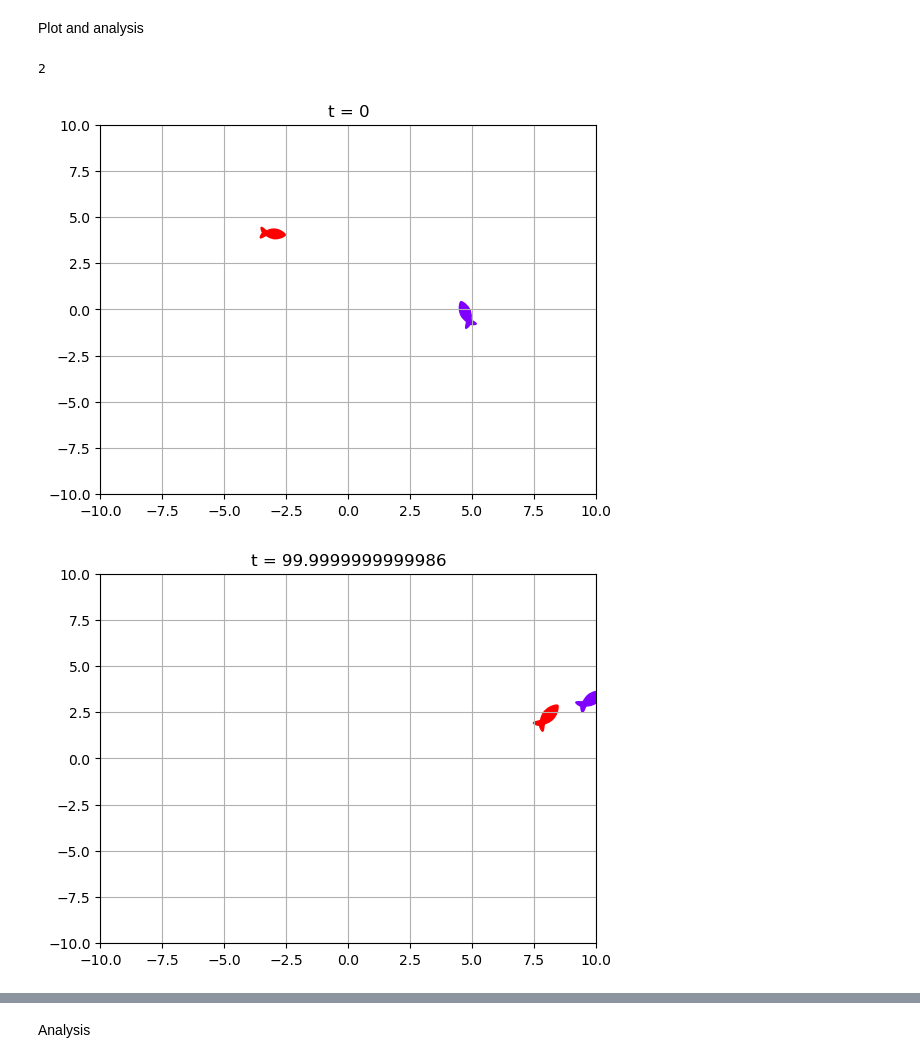
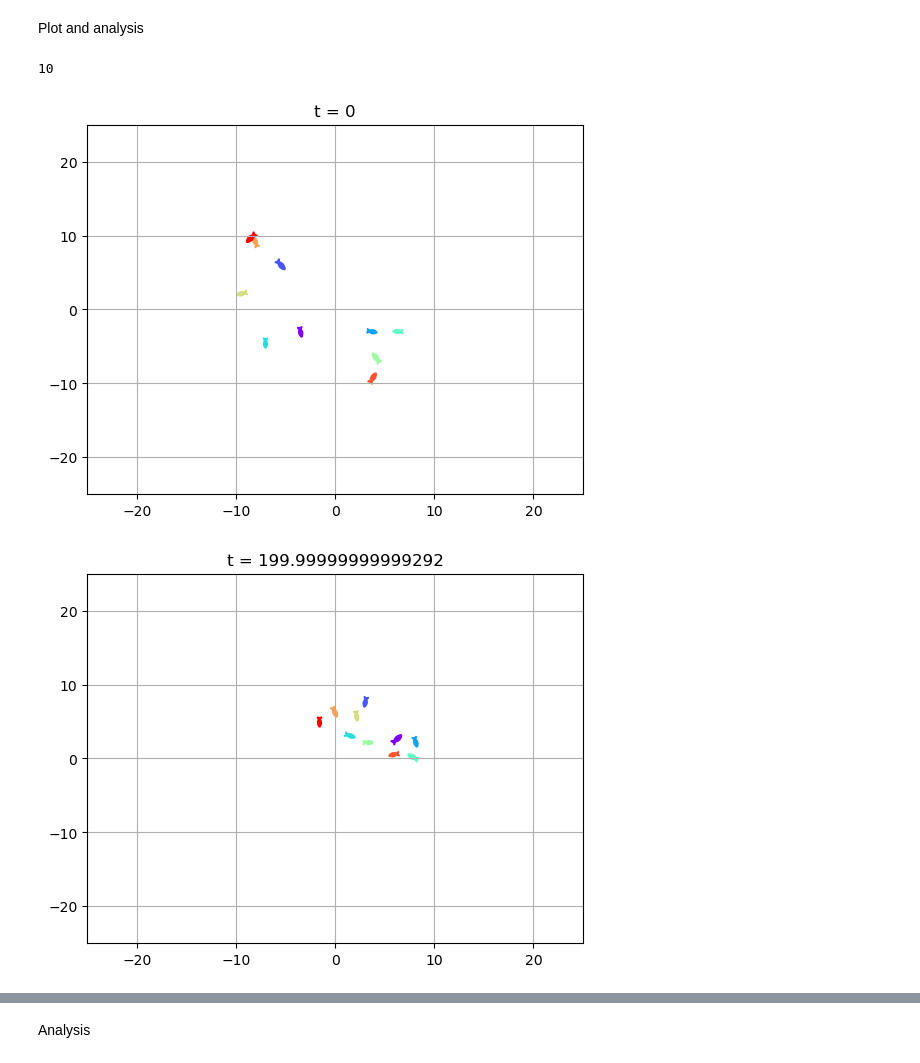
Before and after one commit to Bobomoto/PHYS250-Final-Project, a Jupyter notebook: Finalproject.ipynb, the cells around one changed output, grey strips where cells are left out. Saved outputs shown, nothing was run; the diff lists cells and outputs as text; code cells hidden in the pictures.

```diff
--- a/Finalproject.ipynb
+++ b/Finalproject.ipynb
@@ -276,7 +277,7 @@ Plot and analysis
 # %%
 #plotting function
 
-def plot(coords, radorientations, arenasize = 100, viewrange = (-50,50), title = '', fishmarker = fmarker):
+def plot(coords, radorientations, viewrange = (-50,50), title = '', fishmarker = fmarker):
     figurelength = viewrange[1]-viewrange[0]
     degmotangles = np.rad2deg(radorientations)
 
@@ -299,28 +300,28 @@ def plot(coords, radorientations, arenasize = 100, viewrange = (-50,50), title =
     ax.grid()
     plt.plot()
 # %%
-numiterations = 1000
-poolrange = 20 #10 is the length of each side
-initcoordmax = 5
-numfish = 2
+numiterations = 2000
+poolrange = 50 #poolrange/2 is the length of each side
+initcoordmax = 10 #essentially initial density
+numfish = 10
 inittime = 0
 
 positionarray = []
 
 pos, motorientations, motspeeds, motvelocity = initialize(numfish,-initcoordmax,initcoordmax)
-plot(pos,motorientations, viewrange = (-poolrange/2,poolrange/2), title = 't = 0')
+plot(pos, motorientations, viewrange = (-poolrange/2,poolrange/2), title = 't = 0')
 
 for i in np.arange(numiterations):
-    pos, motorientations, motspeeds, motvelocity, inittime = updatefish(pos, motorientations, motspeeds, motvelocity, time = inittime, arenarange = 100)
+    pos, motorientations, motspeeds, motvelocity, inittime = updatefish(pos, motorientations, motspeeds, motvelocity, time = inittime, arenarange = 20)
     positionarray.append(copy.deepcopy(pos))
 
-plot(pos,motorientations, viewrange = (-poolrange/2,poolrange/2), title = f't = {inittime}')
+plot(pos, motorientations, viewrange = (-poolrange/2,poolrange/2), title = f't = {inittime}')
 
 print(len(motvelocity))
 # %% [output]
-2
+10
-[figure, old version]
+[figure, new version]
-[figure, old version]
+[figure, new version]
 # %%
 fig, ax = plt.subplots()
 
```
Also changed, not shown: parts of 3 cells of this notebook.
